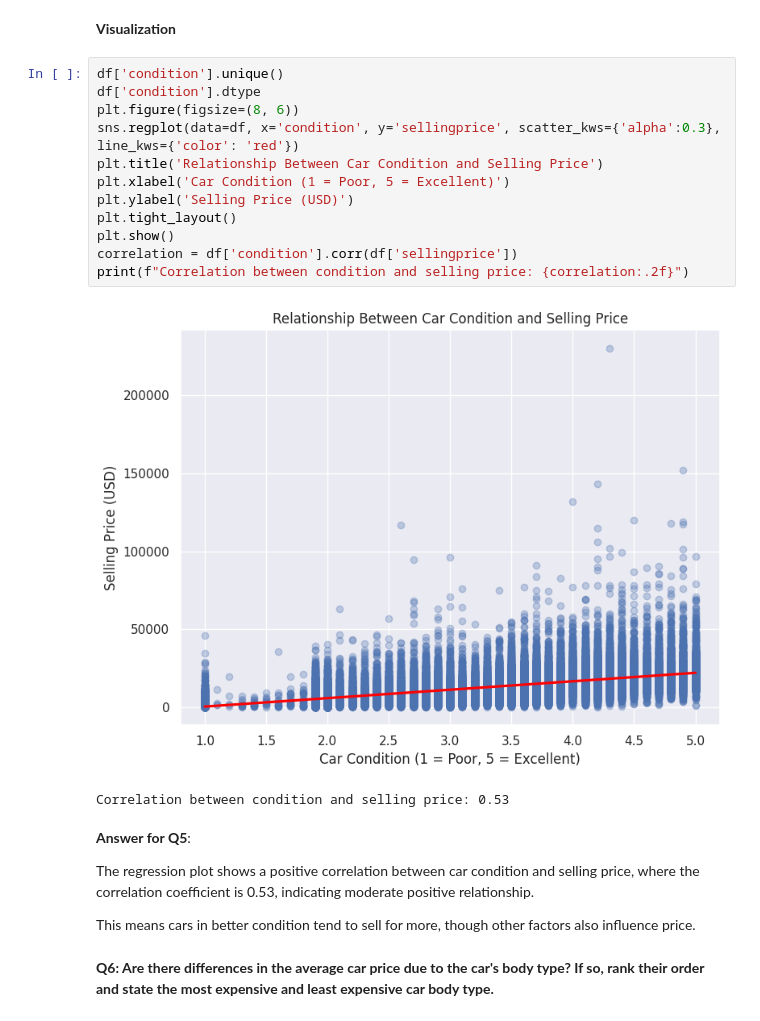
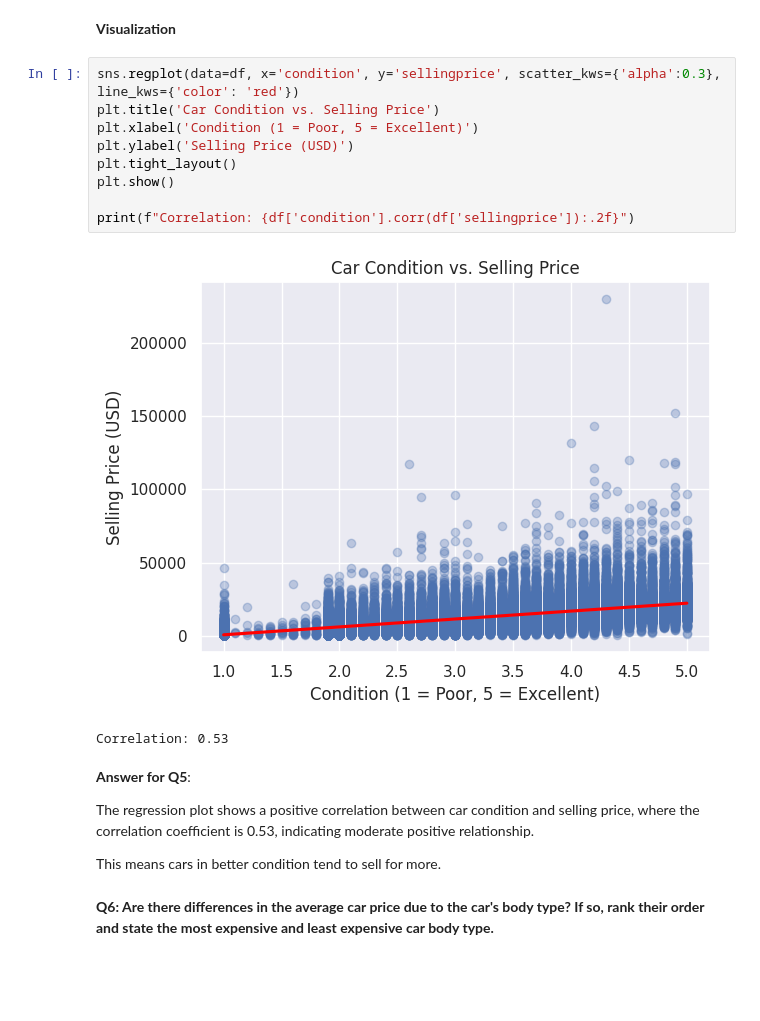
Before and after one commit to Michael-O-Sky/DataMining-Summer, a Jupyter notebook: Regression_Mini_Project.ipynb, the cells around one changed output. Cells and saved outputs as stored; diff of their text form; blank space fills up the shorter version.

```diff
--- a/Regression_Mini_Project.ipynb
+++ b/Regression_Mini_Project.ipynb
@@ -330,26 +356,23 @@ This means that, as mileage increases, the car's selling price decreases.
 # %% [markdown]
 **Visualization**
 # %%
-df['condition'].unique()
-df['condition'].dtype
-plt.figure(figsize=(8, 6))
 sns.regplot(data=df, x='condition', y='sellingprice', scatter_kws={'alpha':0.3}, line_kws={'color': 'red'})
-plt.title('Relationship Between Car Condition and Selling Price')
-plt.xlabel('Car Condition (1 = Poor, 5 = Excellent)')
+plt.title('Car Condition vs. Selling Price')
+plt.xlabel('Condition (1 = Poor, 5 = Excellent)')
 plt.ylabel('Selling Price (USD)')
 plt.tight_layout()
 plt.show()
-correlation = df['condition'].corr(df['sellingprice'])
-print(f"Correlation between condition and selling price: {correlation:.2f}")
+
+print(f"Correlation: {df['condition'].corr(df['sellingprice']):.2f}")
 # %% [output]
-[figure, old version]
+[figure, new version]
-Correlation between condition and selling price: 0.53
+Correlation: 0.53
 # %% [markdown]
 **Answer for Q5**:
 
 The regression plot shows a positive correlation between car condition and selling price, where the correlation coefficient is 0.53, indicating moderate positive relationship.
 
-This means cars in better condition tend to sell for more, though other factors also influence price.
+This means cars in better condition tend to sell for more.
 # %% [markdown]
 **Q6: Are there differences in the average car price due to the car's body type? If so, rank their order and state the most expensive and least expensive car body type.**
 # %% [markdown]
```
Also changed, not shown: parts of 14 cells of this notebook.
